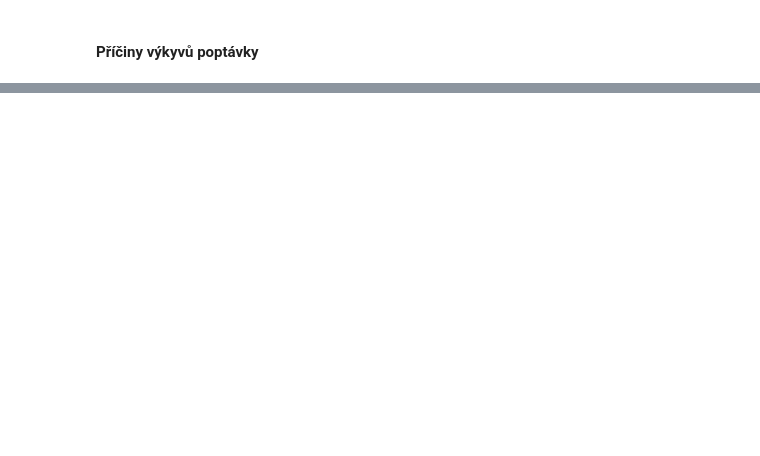
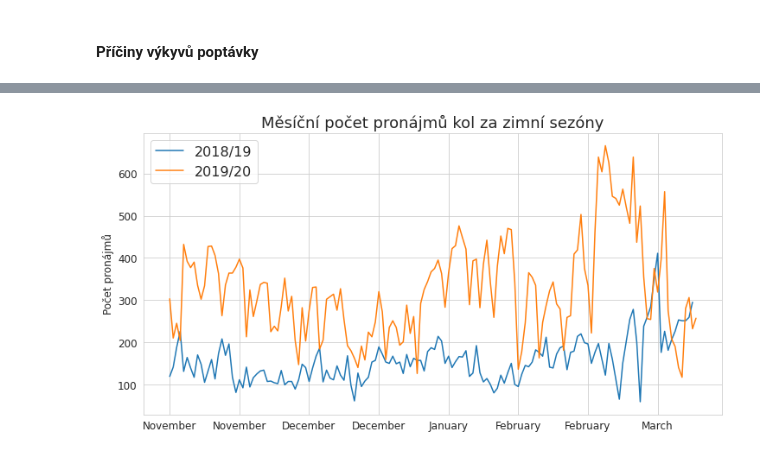
Before and after one commit to 9berny9/bikes, a Jupyter notebook: bikes_process.ipynb, the cells around one changed output, grey strips where cells are left out. Drawn from its saved outputs; the diff is of its cells as text; code cells hidden in the pictures; blank space fills up the shorter version.

Commit message:
seasons

```diff
--- a/bikes_process.ipynb
+++ b/bikes_process.ipynb
@@ -922,2 +926,5 @@ ax2.set_ylabel("Median délky výpujčky (s)");
 # %% [markdown]
 #### Příčiny výkyvů poptávky
+# %%
+# Seskupení podle data:
+date_group = dfm2.groupby('date').count()['start_id'].reset_index().rename(columns={'start_id':'count'})
@@ -923,0 +952,26 @@ ax2.set_ylabel("Median délky výpujčky (s)");
+# %%
+date_group['month'] = pd.DatetimeIndex(date_group['date']).month_name()
+# Rozdělení na sezóny
+season_1_w = date_group[(date_group["date"] >=  "2018-11-01")
+                 & (date_group["date"] < '2019-04-01')]
+
+season_1_s = date_group[(date_group["date"] >=  '2019-04-01')
+                 & (date_group["date"] <= '2019-10-30')]
+
+season_2_w = date_group[(date_group["date"] >=  "2019-11-01")
+                 & (date_group["date"] < '2020-04-01')]
+
+season_2_s = date_group[(date_group["date"] >=  '2020-04-01')
+                 & (date_group["date"] <= '2020-10-30')]
+# %%
+# liniový měsíční graf počtu pronájmů kol za zimní sezóny
+fig, ax = plt.subplots(figsize=(12,6))
+season_1_w.plot.line(x='month', y='count', ax=ax)
+season_2_w.plot.line(x='month', y='count', ax=ax)
+ax.legend(labels=['2018/19', '2019/20'], fontsize=16)
+plt.xlabel("")
+plt.ylabel(ylabel='Počet pronájmů')
+plt.title('Měsíční počet pronájmů kol za zimní sezóny', fontsize=18)
+plt.show()
+# %% [output]
+[figure, added]
```
Also changed, not shown: parts of 8 cells of this notebook.
